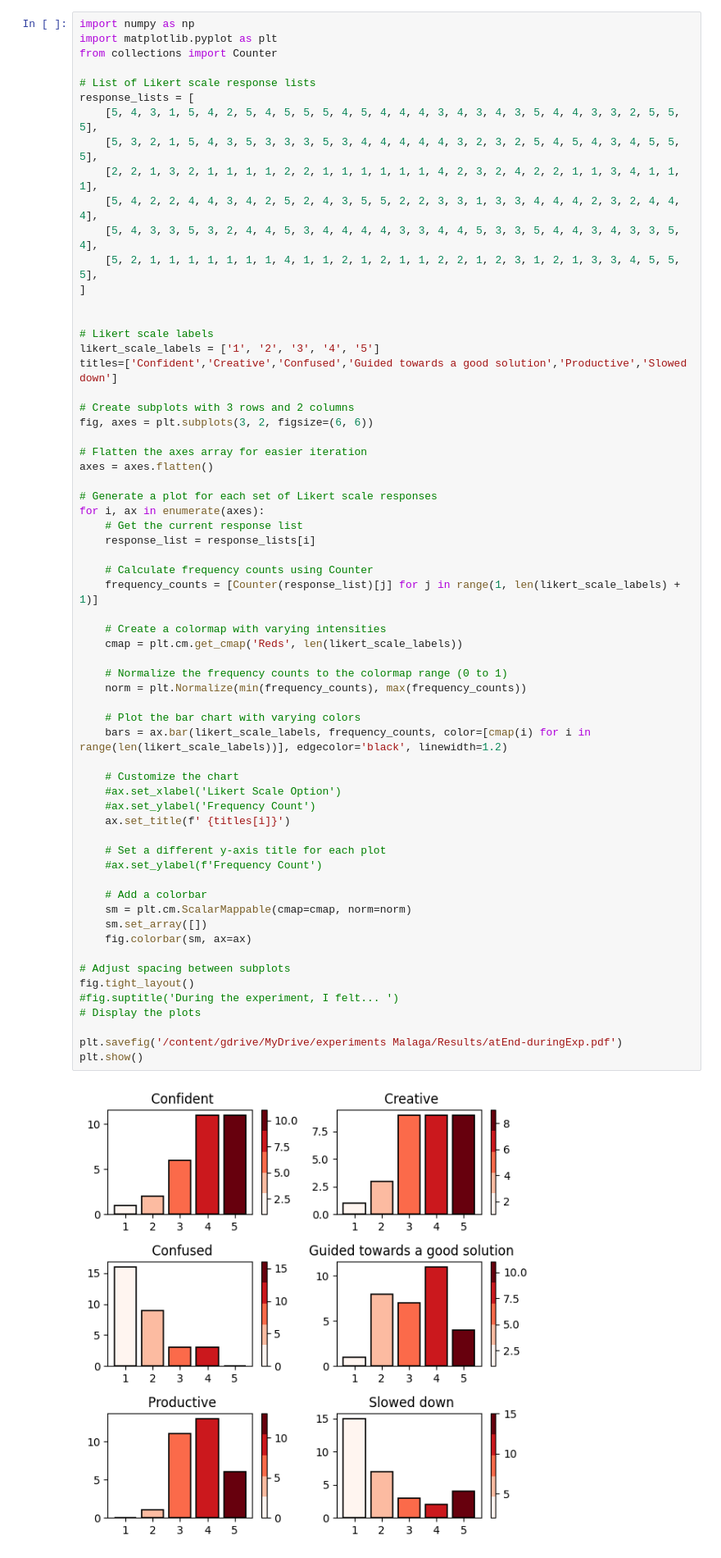
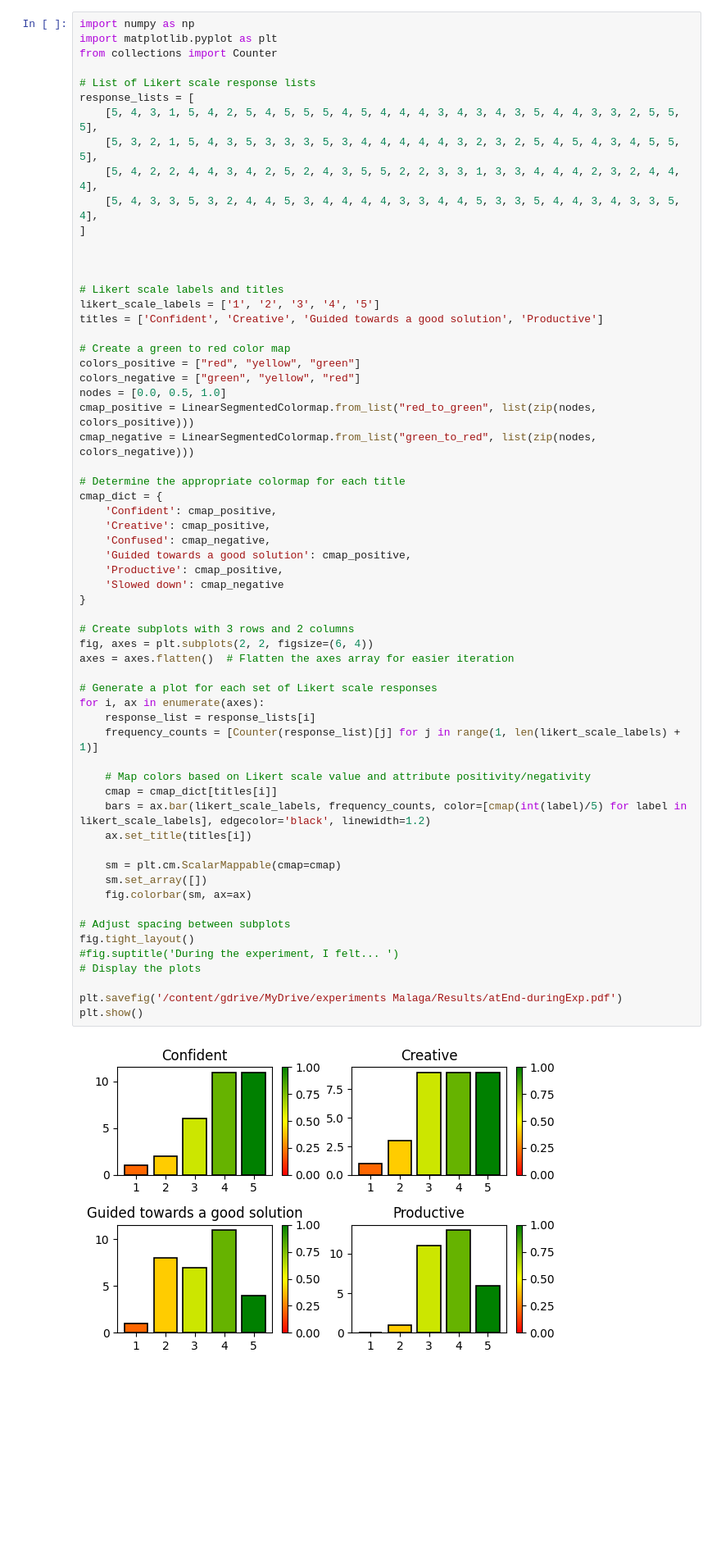
Before and after one commit to meriembenchaaben/FewShotLearningEfficiency-replication-package, a Jupyter notebook: scripts/plotFormsResults.ipynb, the cells around one changed output. Shown at 82% size. Saved outputs shown, nothing was run; the diff lists cells and outputs as text; blank space fills up the shorter version.

```diff
--- a/scripts/plotFormsResults.ipynb
+++ b/scripts/plotFormsResults.ipynb
@@ -92,60 +312,58 @@ from collections import Counter
 # List of Likert scale response lists
 response_lists = [
     [5, 4, 3, 1, 5, 4, 2, 5, 4, 5, 5, 5, 4, 5, 4, 4, 4, 3, 4, 3, 4, 3, 5, 4, 4, 3, 3, 2, 5, 5, 5],
     [5, 3, 2, 1, 5, 4, 3, 5, 3, 3, 3, 5, 3, 4, 4, 4, 4, 4, 3, 2, 3, 2, 5, 4, 5, 4, 3, 4, 5, 5, 5],
-    [2, 2, 1, 3, 2, 1, 1, 1, 1, 2, 2, 1, 1, 1, 1, 1, 1, 4, 2, 3, 2, 4, 2, 2, 1, 1, 3, 4, 1, 1, 1],
     [5, 4, 2, 2, 4, 4, 3, 4, 2, 5, 2, 4, 3, 5, 5, 2, 2, 3, 3, 1, 3, 3, 4, 4, 4, 2, 3, 2, 4, 4, 4],
     [5, 4, 3, 3, 5, 3, 2, 4, 4, 5, 3, 4, 4, 4, 4, 3, 3, 4, 4, 5, 3, 3, 5, 4, 4, 3, 4, 3, 3, 5, 4],
-    [5, 2, 1, 1, 1, 1, 1, 1, 1, 4, 1, 1, 2, 1, 2, 1, 1, 2, 2, 1, 2, 3, 1, 2, 1, 3, 3, 4, 5, 5, 5],
 ]
 
 
-# Likert scale labels
+
+# Likert scale labels and titles
 likert_scale_labels = ['1', '2', '3', '4', '5']
-titles=['Confident','Creative','Confused','Guided towards a good solution','Productive','Slowed down']
+titles = ['Confident', 'Creative', 'Guided towards a good solution', 'Productive']
+
+# Create a green to red color map
+colors_positive = ["red", "yellow", "green"]
+colors_negative = ["green", "yellow", "red"]
+nodes = [0.0, 0.5, 1.0]
+cmap_positive = LinearSegmentedColormap.from_list("red_to_green", list(zip(nodes, colors_positive)))
+cmap_negative = LinearSegmentedColormap.from_list("green_to_red", list(zip(nodes, colors_negative)))
+
+# Determine the appropriate colormap for each title
+cmap_dict = {
+    'Confident': cmap_positive,
+    'Creative': cmap_positive,
+    'Confused': cmap_negative,
+    'Guided towards a good solution': cmap_positive,
+    'Productive': cmap_positive,
+    'Slowed down': cmap_negative
+}
 
 # Create subplots with 3 rows and 2 columns
-fig, axes = plt.subplots(3, 2, figsize=(6, 6))
-
-# Flatten the axes array for easier iteration
-axes = axes.flatten()
+fig, axes = plt.subplots(2, 2, figsize=(6, 4))
+axes = axes.flatten()  # Flatten the axes array for easier iteration
 
 # Generate a plot for each set of Likert scale responses
 for i, ax in enumerate(axes):
-    # Get the current response list
     response_list = response_lists[i]
-
-    # Calculate frequency counts using Counter
     frequency_counts = [Counter(response_list)[j] for j in range(1, len(likert_scale_labels) + 1)]
 
-    # Create a colormap with varying intensities
-    cmap = plt.cm.get_cmap('Reds', len(likert_scale_labels))
+    # Map colors based on Likert scale value and attribute positivity/negativity
+    cmap = cmap_dict[titles[i]]
+    bars = ax.bar(likert_scale_labels, frequency_counts, color=[cmap(int(label)/5) for label in likert_scale_labels], edgecolor='black', linewidth=1.2)
+    ax.set_title(titles[i])
 
-    # Normalize the frequency counts to the colormap range (0 to 1)
-    norm = plt.Normalize(min(frequency_counts), max(frequency_counts))
-
-    # Plot the bar chart with varying colors
-    bars = ax.bar(likert_scale_labels, frequency_counts, color=[cmap(i) for i in range(len(likert_scale_labels))], edgecolor='black', linewidth=1.2)
-
-    # Customize the chart
-    #ax.set_xlabel('Likert Scale Option')
-    #ax.set_ylabel('Frequency Count')
-    ax.set_title(f' {titles[i]}')
-
-    # Set a different y-axis title for each plot
-    #ax.set_ylabel(f'Frequency Count')
-
-    # Add a colorbar
-    sm = plt.cm.ScalarMappable(cmap=cmap, norm=norm)
+    sm = plt.cm.ScalarMappable(cmap=cmap)
     sm.set_array([])
     fig.colorbar(sm, ax=ax)
 
 # Adjust spacing between subplots
 fig.tight_layout()
 #fig.suptitle('During the experiment, I felt... ')
 # Display the plots
 
 plt.savefig('/content/gdrive/MyDrive/experiments Malaga/Results/atEnd-duringExp.pdf')
 plt.show()
 # %% [output]
-[figure, old version]
+[figure, new version]
```
Also changed, not shown: parts of 55 cells of this notebook.
